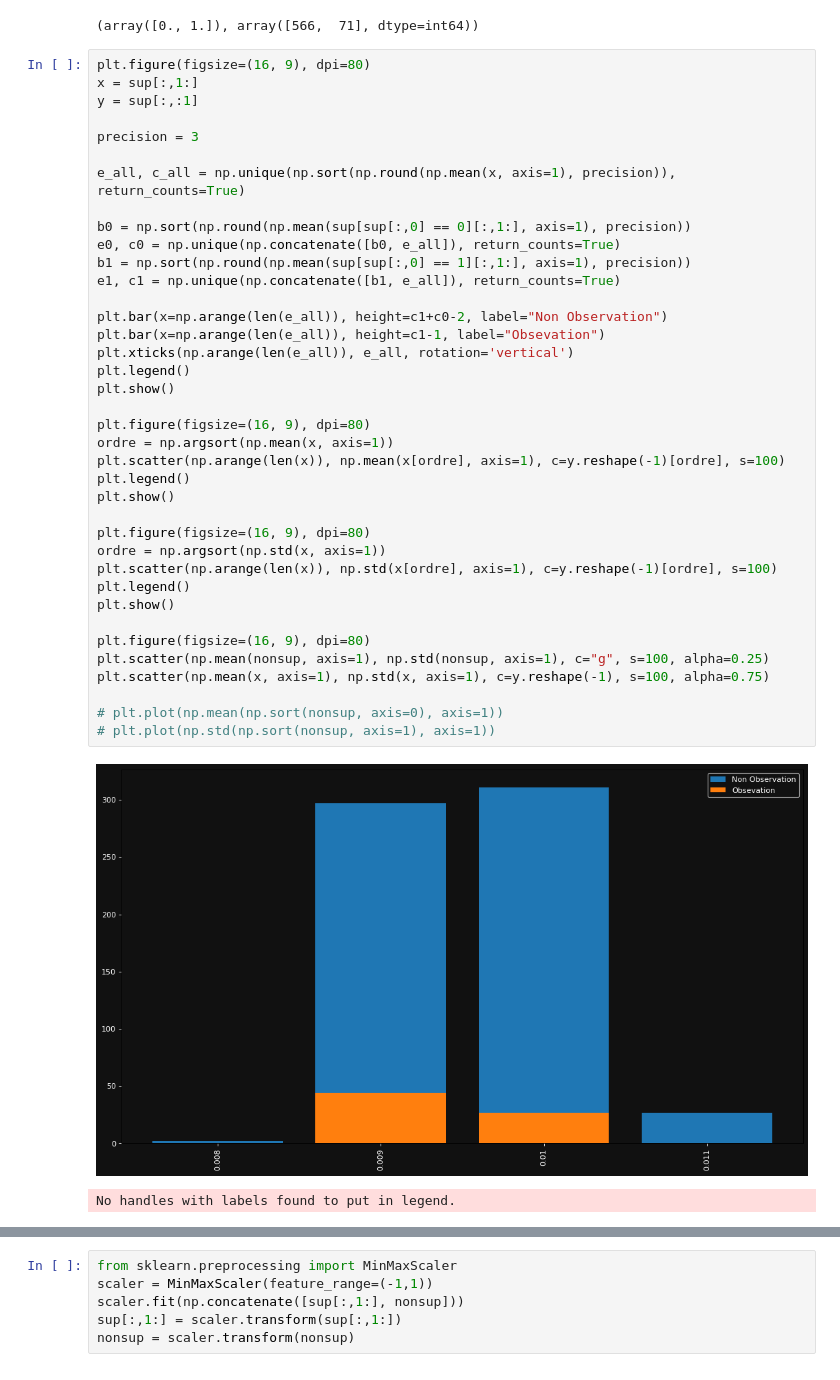
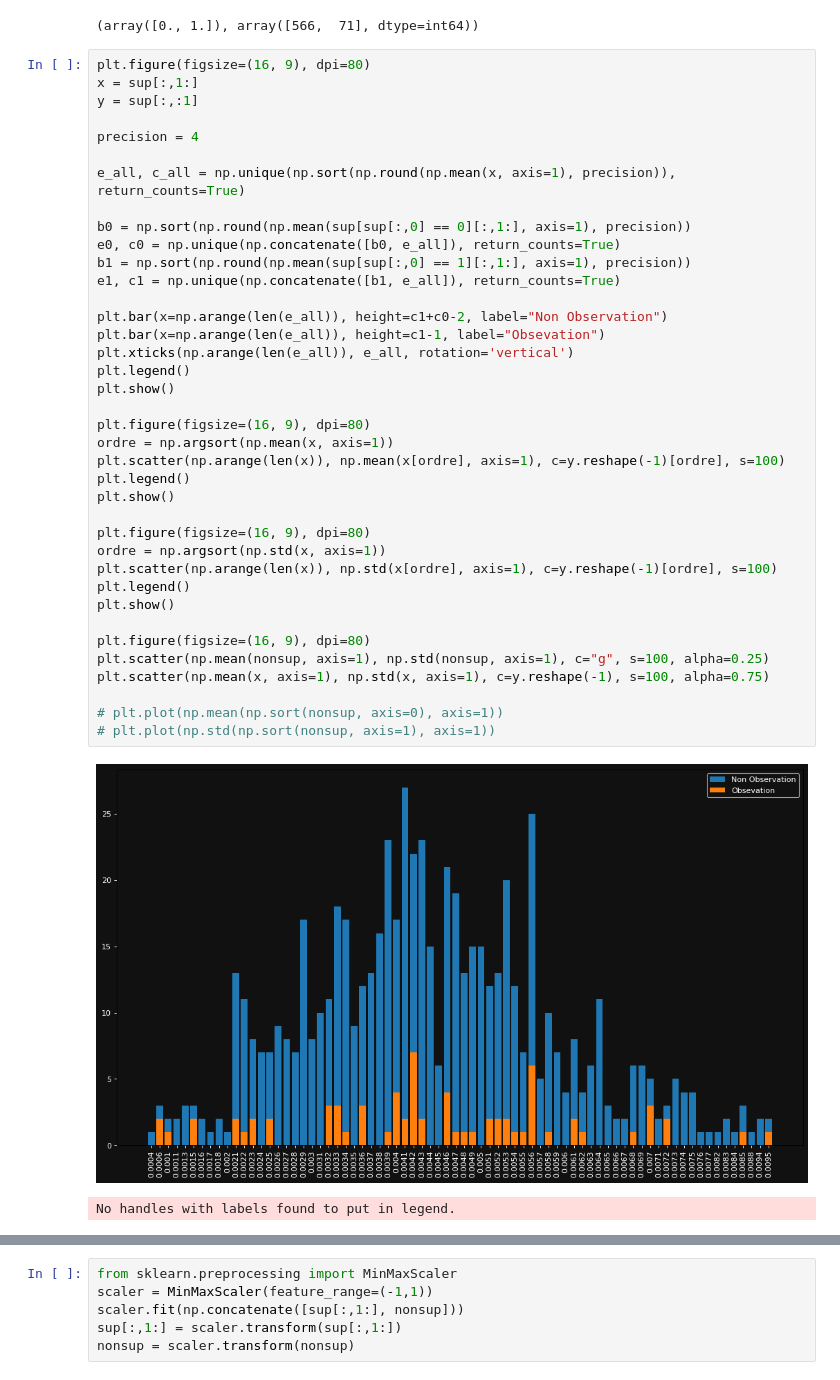
Before and after one commit to DylanBaptiste/TER-M2, a Jupyter notebook: main_ok3.ipynb, the cells around one changed output, grey strips where cells are left out. Saved outputs shown, nothing was run; the diff lists cells and outputs as text.

```diff
--- a/main_ok3.ipynb
+++ b/main_ok3.ipynb
@@ -151,39 +151,39 @@ plt.figure(figsize=(16, 9), dpi=80)
 x = sup[:,1:]
 y = sup[:,:1]
 
-precision = 3
+precision = 4
 
 e_all, c_all = np.unique(np.sort(np.round(np.mean(x, axis=1), precision)), return_counts=True)
 
 b0 = np.sort(np.round(np.mean(sup[sup[:,0] == 0][:,1:], axis=1), precision))
 e0, c0 = np.unique(np.concatenate([b0, e_all]), return_counts=True)
 b1 = np.sort(np.round(np.mean(sup[sup[:,0] == 1][:,1:], axis=1), precision))
 e1, c1 = np.unique(np.concatenate([b1, e_all]), return_counts=True)
 
 plt.bar(x=np.arange(len(e_all)), height=c1+c0-2, label="Non Observation")
 plt.bar(x=np.arange(len(e_all)), height=c1-1, label="Obsevation")
 plt.xticks(np.arange(len(e_all)), e_all, rotation='vertical')
 plt.legend()
 plt.show()
 
 plt.figure(figsize=(16, 9), dpi=80)
 ordre = np.argsort(np.mean(x, axis=1))
 plt.scatter(np.arange(len(x)), np.mean(x[ordre], axis=1), c=y.reshape(-1)[ordre], s=100)
 plt.legend()
 plt.show()
 
 plt.figure(figsize=(16, 9), dpi=80)
 ordre = np.argsort(np.std(x, axis=1))
 plt.scatter(np.arange(len(x)), np.std(x[ordre], axis=1), c=y.reshape(-1)[ordre], s=100)
 plt.legend()
 plt.show()
 
 plt.figure(figsize=(16, 9), dpi=80)
 plt.scatter(np.mean(nonsup, axis=1), np.std(nonsup, axis=1), c="g", s=100, alpha=0.25)
 plt.scatter(np.mean(x, axis=1), np.std(x, axis=1), c=y.reshape(-1), s=100, alpha=0.75)
 
 # plt.plot(np.mean(np.sort(nonsup, axis=0), axis=1))
 # plt.plot(np.std(np.sort(nonsup, axis=1), axis=1))
 # %% [output]
-[figure, old version]
+[figure, new version]
 No handles with labels found to put in legend.
```
Also changed, not shown: parts of 18 cells of this notebook, 12 other files.
